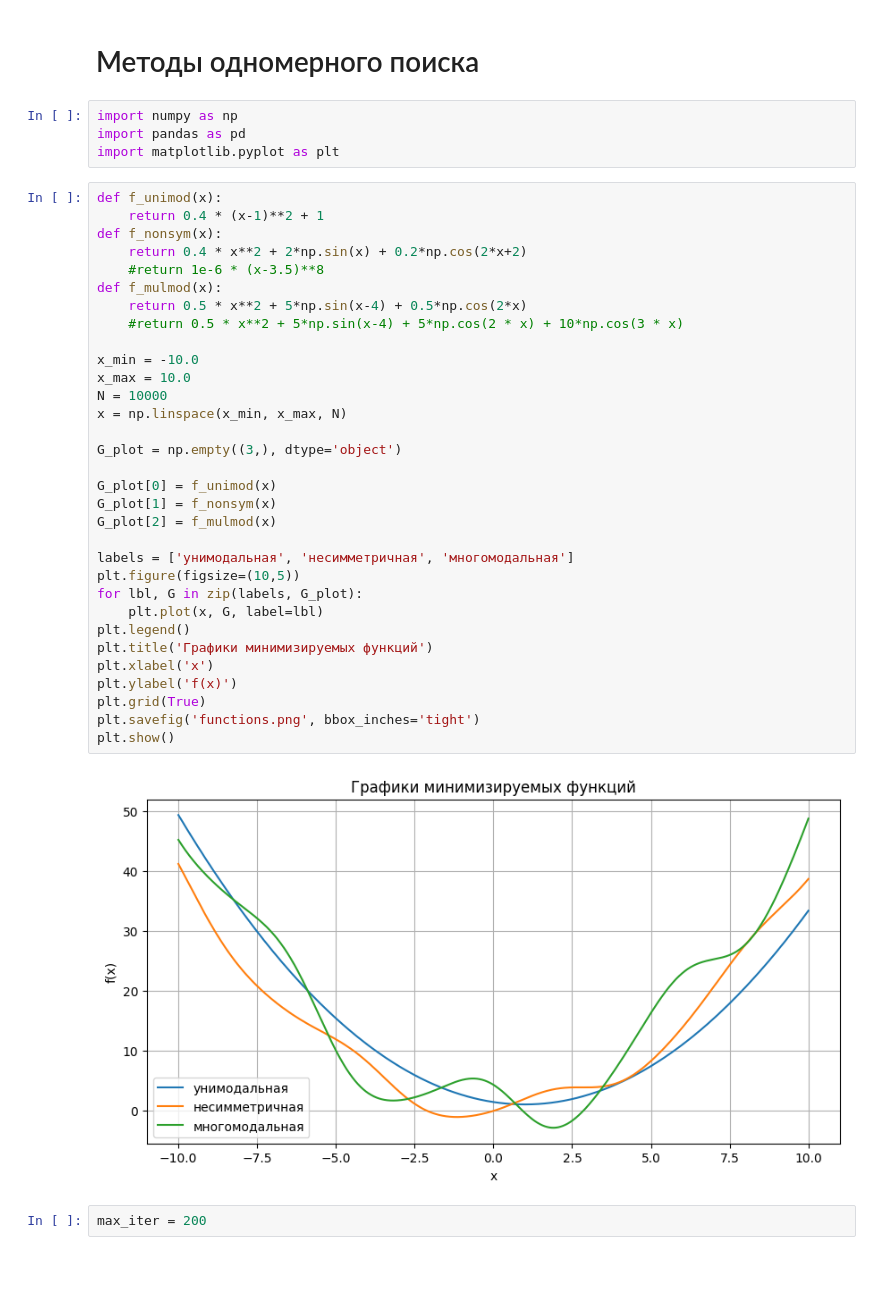
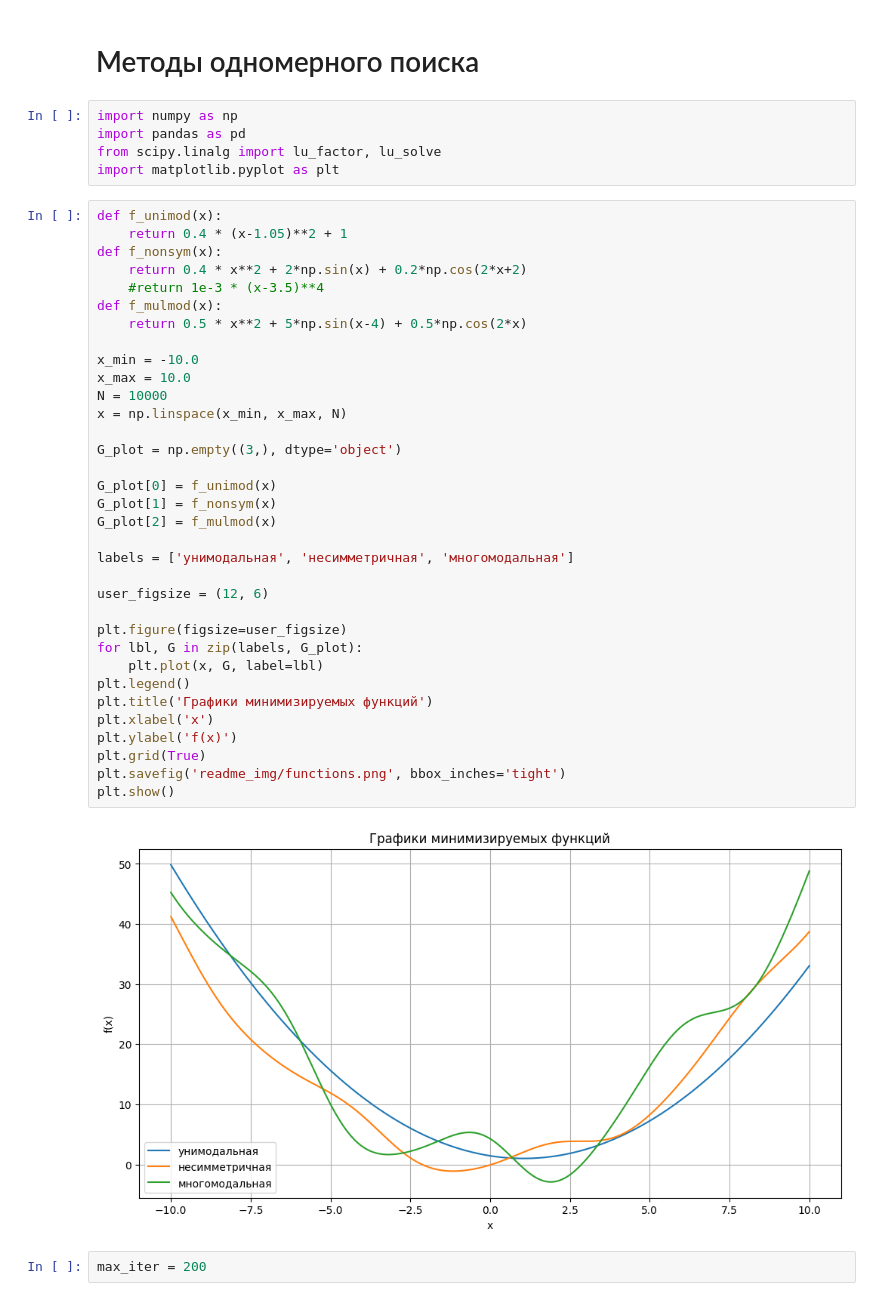
Before and after one commit to romangorbunov91/linear-search, a Jupyter notebook: notebook.ipynb, the cells around one changed output. Saved outputs shown, nothing was run; the diff lists cells and outputs as text; blank space fills up the shorter version.

```diff
--- a/notebook.ipynb
+++ b/notebook.ipynb
@@ -3,41 +3,44 @@
 # %%
 import numpy as np
 import pandas as pd
+from scipy.linalg import lu_factor, lu_solve
 import matplotlib.pyplot as plt
 # %%
 def f_unimod(x):
-    return 0.4 * (x-1)**2 + 1
+    return 0.4 * (x-1.05)**2 + 1
 def f_nonsym(x):
     return 0.4 * x**2 + 2*np.sin(x) + 0.2*np.cos(2*x+2)
-    #return 1e-6 * (x-3.5)**8
+    #return 1e-3 * (x-3.5)**4
 def f_mulmod(x):
     return 0.5 * x**2 + 5*np.sin(x-4) + 0.5*np.cos(2*x)
-    #return 0.5 * x**2 + 5*np.sin(x-4) + 5*np.cos(2 * x) + 10*np.cos(3 * x)
 
 x_min = -10.0
 x_max = 10.0
 N = 10000
 x = np.linspace(x_min, x_max, N)
 
 G_plot = np.empty((3,), dtype='object')
 
 G_plot[0] = f_unimod(x)
 G_plot[1] = f_nonsym(x)
 G_plot[2] = f_mulmod(x)
 
 labels = ['унимодальная', 'несимметричная', 'многомодальная']
-plt.figure(figsize=(10,5))
+
+user_figsize = (12, 6)
+
+plt.figure(figsize=user_figsize)
 for lbl, G in zip(labels, G_plot):
     plt.plot(x, G, label=lbl)
 plt.legend()
 plt.title('Графики минимизируемых функций')
 plt.xlabel('x')
 plt.ylabel('f(x)')
 plt.grid(True)
-plt.savefig('functions.png', bbox_inches='tight')
+plt.savefig('readme_img/functions.png', bbox_inches='tight')
 plt.show()
 # %% [output]
-[figure, old version]
+[figure, new version]
 # %%
 max_iter = 200
 # %% [markdown]
```
Also changed, not shown: parts of 12 cells of this notebook, 2 other files.
